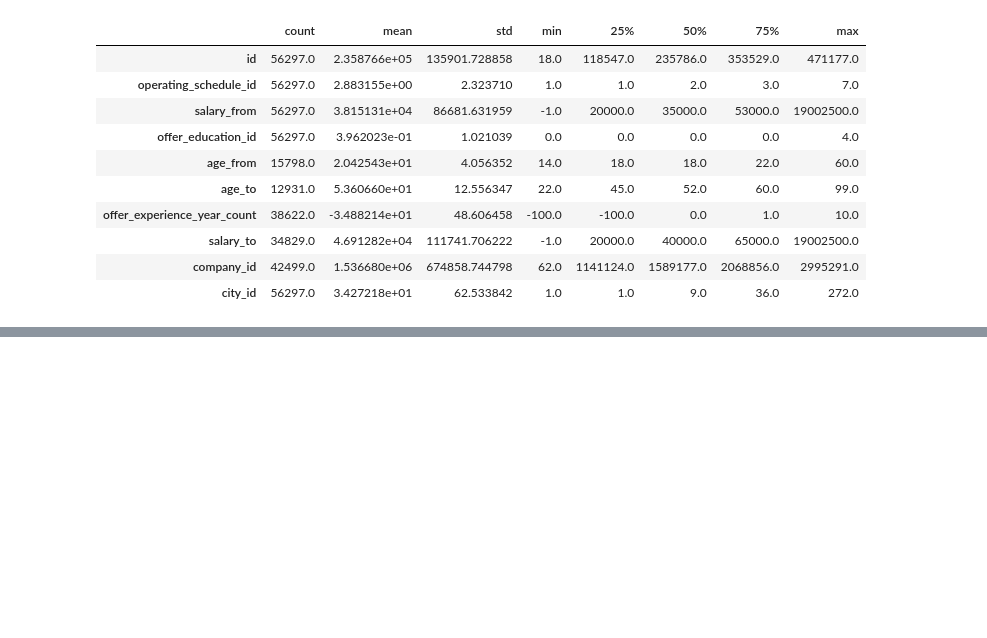
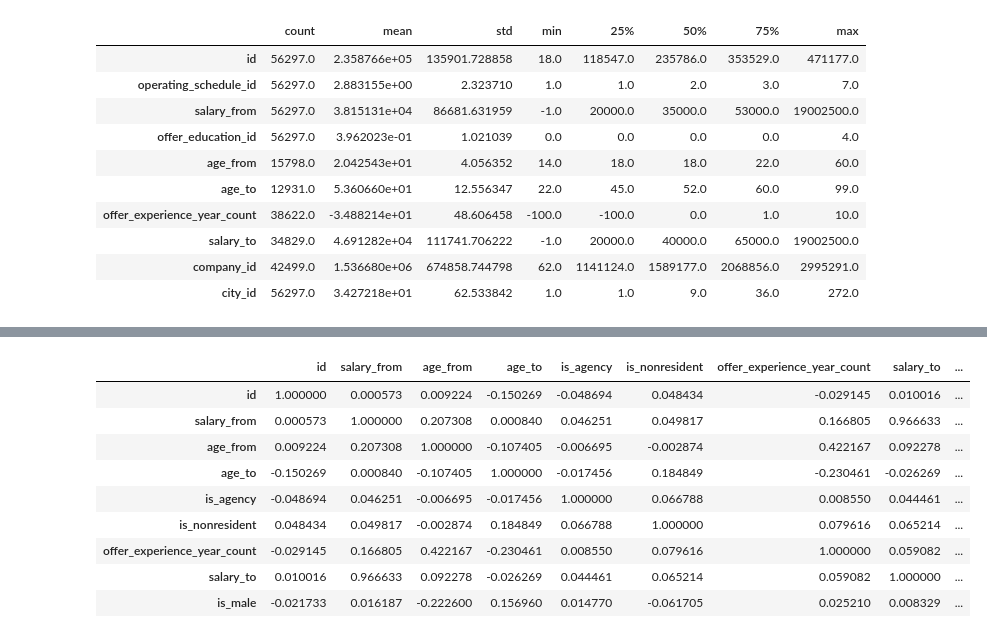
Before and after one commit to Metafiz/recruitment, a Jupyter notebook: baseline.ipynb, the cells around one changed output, grey strips where cells are left out. Saved outputs shown, nothing was run; the diff lists cells and outputs as text; code cells hidden in the pictures; blank space fills up the shorter version.

```diff
--- a/baseline.ipynb
+++ b/baseline.ipynb
@@ -133,0 +211,14 @@ data.describe().T
+# %%
+# матрица корреляций
+data.corr()
+# %% [output]
+|  | id | salary_from | age_from | age_to | is_agency | is_nonresident | offer_experience_year_count | salary_to | ... |
+| id | 1.000000 | 0.000573 | 0.009224 | -0.150269 | -0.048694 | 0.048434 | -0.029145 | 0.010016 | ... |
+| salary_from | 0.000573 | 1.000000 | 0.207308 | 0.000840 | 0.046251 | 0.049817 | 0.166805 | 0.966633 | ... |
+| age_from | 0.009224 | 0.207308 | 1.000000 | -0.107405 | -0.006695 | -0.002874 | 0.422167 | 0.092278 | ... |
+| age_to | -0.150269 | 0.000840 | -0.107405 | 1.000000 | -0.017456 | 0.184849 | -0.230461 | -0.026269 | ... |
+| is_agency | -0.048694 | 0.046251 | -0.006695 | -0.017456 | 1.000000 | 0.066788 | 0.008550 | 0.044461 | ... |
+| is_nonresident | 0.048434 | 0.049817 | -0.002874 | 0.184849 | 0.066788 | 1.000000 | 0.079616 | 0.065214 | ... |
+| offer_experience_year_count | -0.029145 | 0.166805 | 0.422167 | -0.230461 | 0.008550 | 0.079616 | 1.000000 | 0.059082 | ... |
+| salary_to | 0.010016 | 0.966633 | 0.092278 | -0.026269 | 0.044461 | 0.065214 | 0.059082 | 1.000000 | ... |
+| is_male | -0.021733 | 0.016187 | -0.222600 | 0.156960 | 0.014770 | -0.061705 | 0.025210 | 0.008329 | ... |
```
Also changed, not shown: parts of 22 cells of this notebook.
